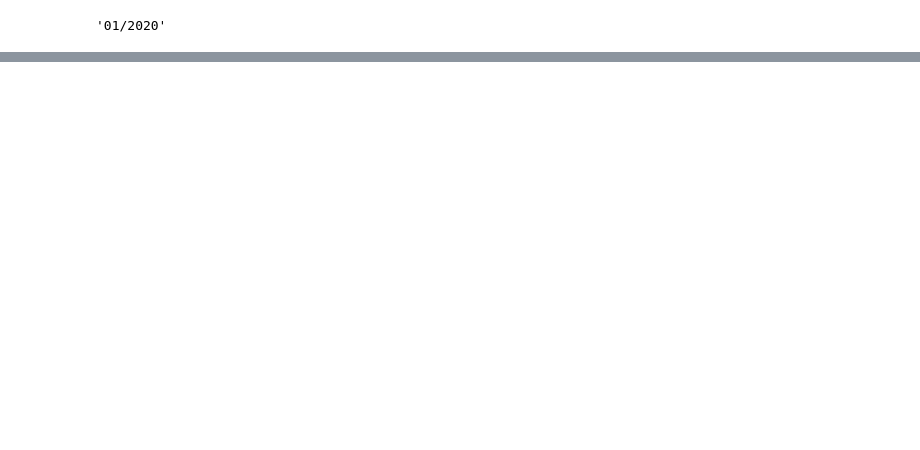
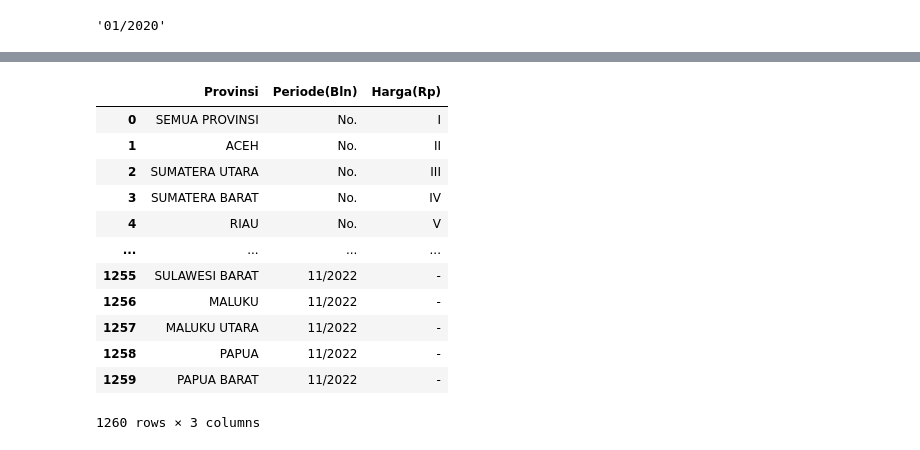
Before and after one commit to satrioadi96/projekpangan, a Jupyter notebook: running-test.ipynb, the cells around one changed output, grey strips where cells are left out. Saved outputs shown, nothing was run; the diff lists cells and outputs as text; code cells hidden in the pictures; blank space fills up the shorter version.

```diff
--- a/running-test.ipynb
+++ b/running-test.ipynb
@@ -252,0 +344,17 @@ melet['Periode(Bln)'].where(melet['Harga(Rp)'] == maks)[0]
+# %%
+meti = lpi.melt('Provinsi', var_name='Periode(Bln)', value_name='Harga(Rp)')
+meti
+# %% [output]
+|  | Provinsi | Periode(Bln) | Harga(Rp) |
+| 0 | SEMUA PROVINSI | No. | I |
+| 1 | ACEH | No. | II |
+| 2 | SUMATERA UTARA | No. | III |
+| 3 | SUMATERA BARAT | No. | IV |
+| 4 | RIAU | No. | V |
+| ... | ... | ... | ... |
+| 1255 | SULAWESI BARAT | 11/2022 | - |
+| 1256 | MALUKU | 11/2022 | - |
+| 1257 | MALUKU UTARA | 11/2022 | - |
+| 1258 | PAPUA | 11/2022 | - |
+| 1259 | PAPUA BARAT | 11/2022 | - |
+1260 rows × 3 columns
```
Also changed, not shown: parts of 8 cells of this notebook, 4 other files.
